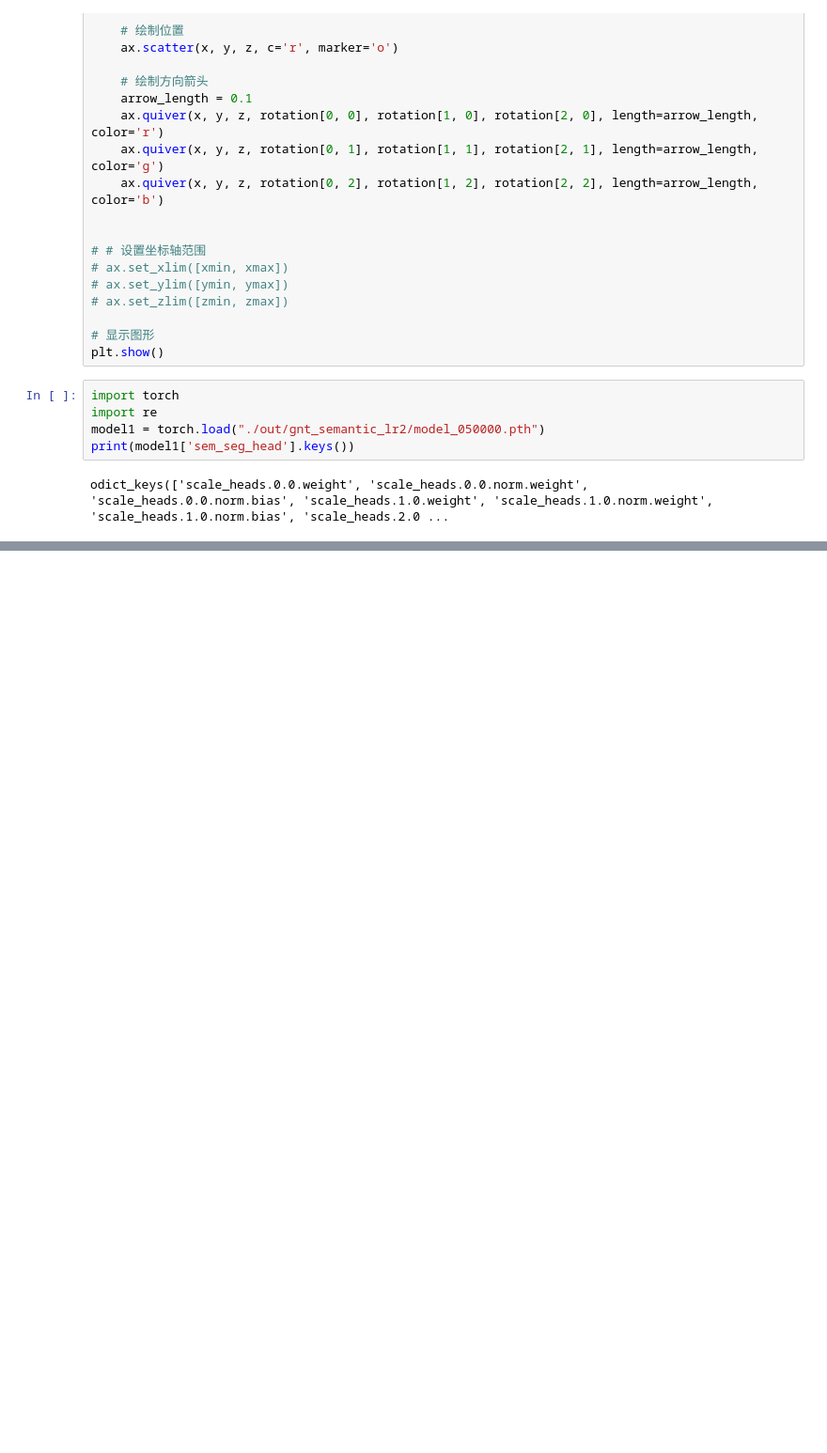
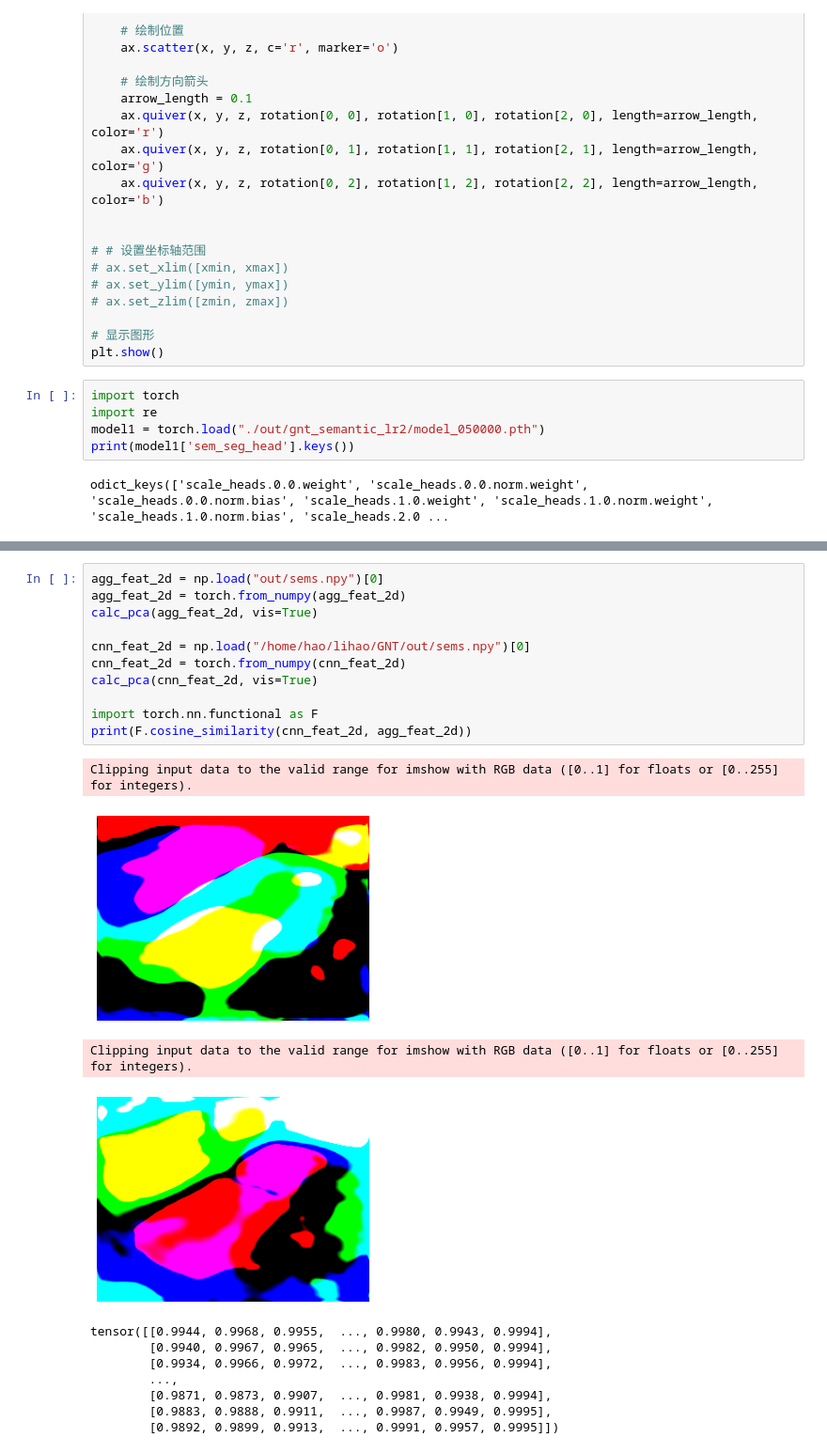
Before and after one commit to lifuguan/reflected_gnt, a Jupyter notebook: visualize.ipynb, the cells around one changed output, grey strips where cells are left out. Shown: that part at 94% size. Drawn from its saved outputs; the diff is of its cells as text; blank space fills up the shorter version.

```diff
--- a/visualize.ipynb
+++ b/visualize.ipynb
@@ -157,0 +217,23 @@ odict_keys(['scale_heads.0.0.weight', 'scale_heads.0.0.norm.weight', 'scale_head
+# %%
+agg_feat_2d = np.load("out/sems.npy")[0]
+agg_feat_2d = torch.from_numpy(agg_feat_2d)
+calc_pca(agg_feat_2d, vis=True)
+
+cnn_feat_2d = np.load("/home/hao/lihao/GNT/out/sems.npy")[0]
+cnn_feat_2d = torch.from_numpy(cnn_feat_2d)
+calc_pca(cnn_feat_2d, vis=True)
+
+import torch.nn.functional as F
+print(F.cosine_similarity(cnn_feat_2d, agg_feat_2d))
+# %% [output]
+Clipping input data to the valid range for imshow with RGB data ([0..1] for floats or [0..255] for integers).
+[figure, added]
+Clipping input data to the valid range for imshow with RGB data ([0..1] for floats or [0..255] for integers).
+[figure, added]
+tensor([[0.9944, 0.9968, 0.9955,  ..., 0.9980, 0.9943, 0.9994],
+        [0.9940, 0.9967, 0.9965,  ..., 0.9982, 0.9950, 0.9994],
+        [0.9934, 0.9966, 0.9972,  ..., 0.9983, 0.9956, 0.9994],
+        ...,
+        [0.9871, 0.9873, 0.9907,  ..., 0.9981, 0.9938, 0.9994],
+        [0.9883, 0.9888, 0.9911,  ..., 0.9987, 0.9949, 0.9995],
+        [0.9892, 0.9899, 0.9913,  ..., 0.9991, 0.9957, 0.9995]])
```
Also changed, not shown: parts of 4 cells of this notebook, 3 other files.
